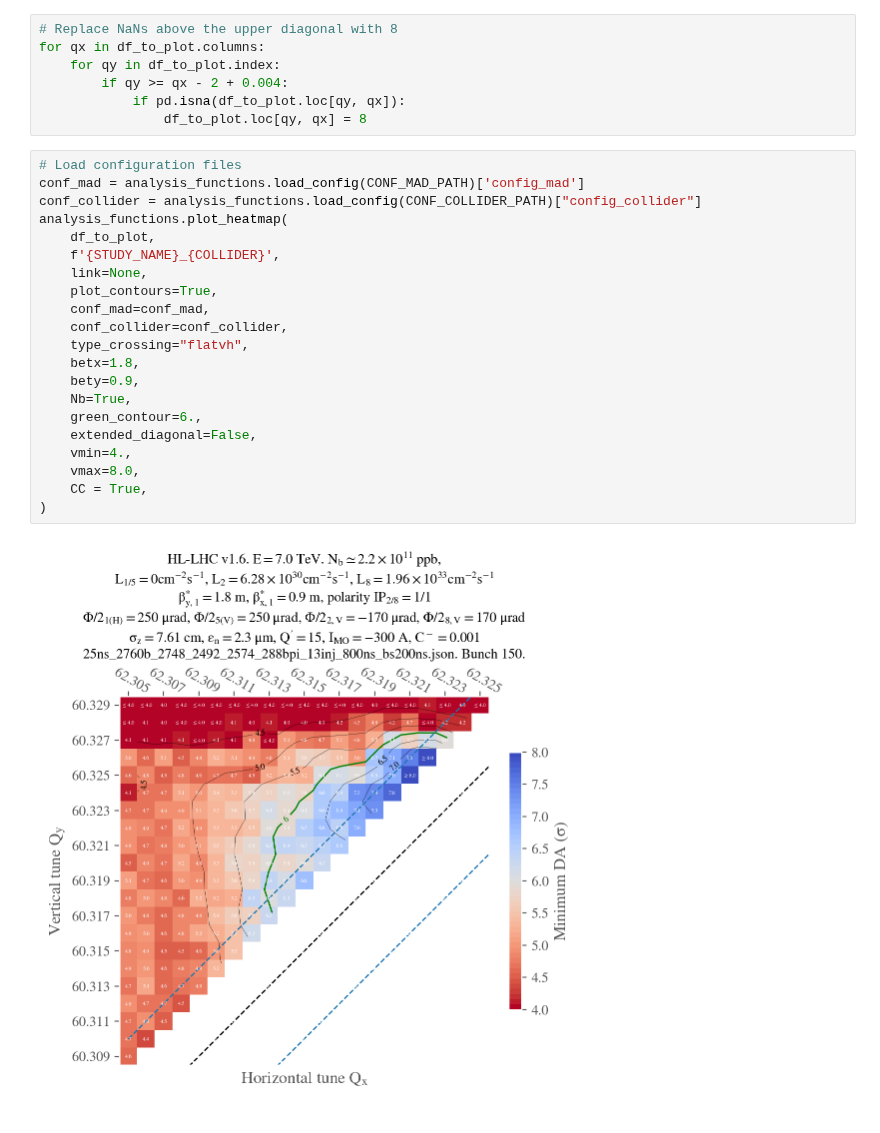
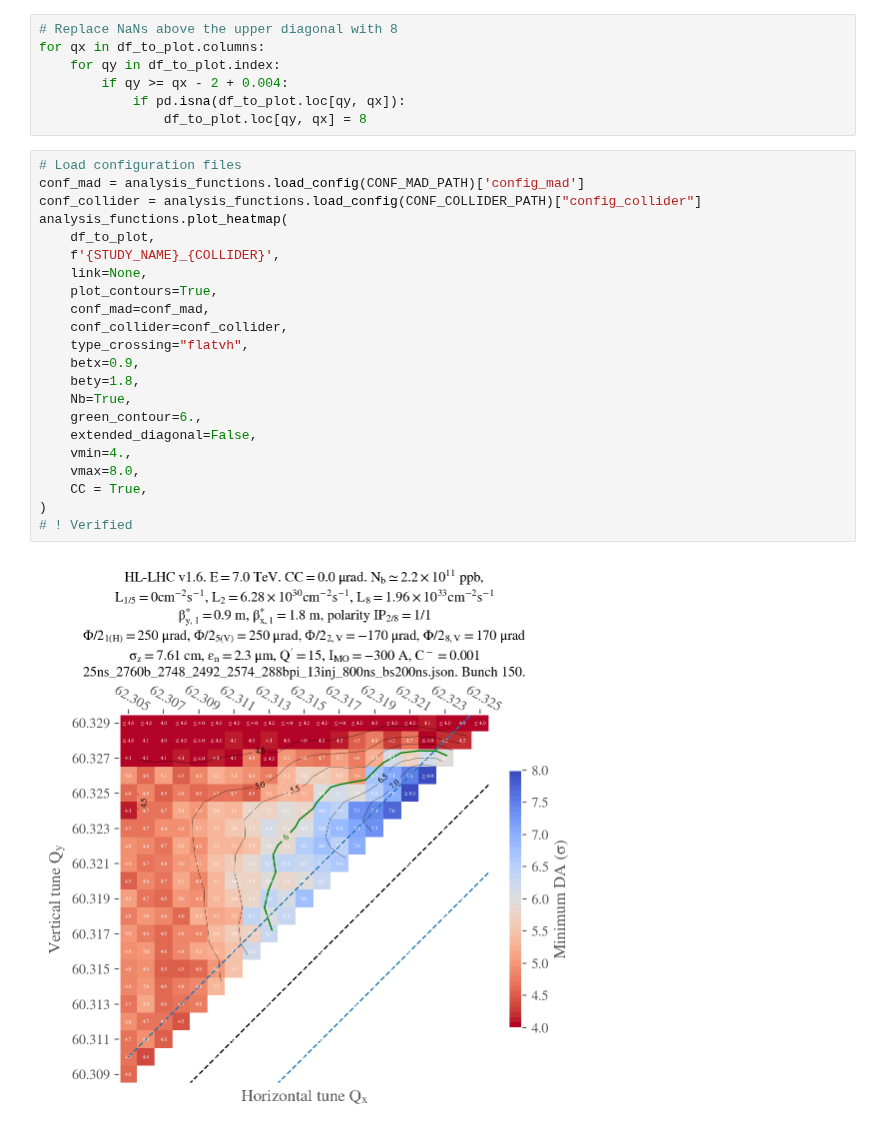
Before and after one commit to ColasDroin/DA_IPAC_2024, a Jupyter notebook: studies/analysis/analysis_tune_scan_start_of_collapse_flat_same_oct.ipynb, the cells around one changed output. Drawn from its saved outputs; the diff is of its cells as text.

```diff
--- a/studies/analysis/analysis_tune_scan_start_of_collapse_flat_same_oct.ipynb
+++ b/studies/analysis/analysis_tune_scan_start_of_collapse_flat_same_oct.ipynb
@@ -84,23 +84,24 @@ for qx in df_to_plot.columns:
 # %%
 # Load configuration files
 conf_mad = analysis_functions.load_config(CONF_MAD_PATH)['config_mad']
 conf_collider = analysis_functions.load_config(CONF_COLLIDER_PATH)["config_collider"]
 analysis_functions.plot_heatmap(
     df_to_plot,
     f'{STUDY_NAME}_{COLLIDER}',
     link=None,
     plot_contours=True,
     conf_mad=conf_mad,
     conf_collider=conf_collider,
     type_crossing="flatvh",
-    betx=1.8,
-    bety=0.9,
+    betx=0.9,
+    bety=1.8,
     Nb=True,
     green_contour=6.,
     extended_diagonal=False,
     vmin=4.,
     vmax=8.0,
     CC = True,
 )
+# ! Verified
 # %% [output]
-[figure, old version]
+[figure, new version]
```
Also changed, not shown: 23 other files.
